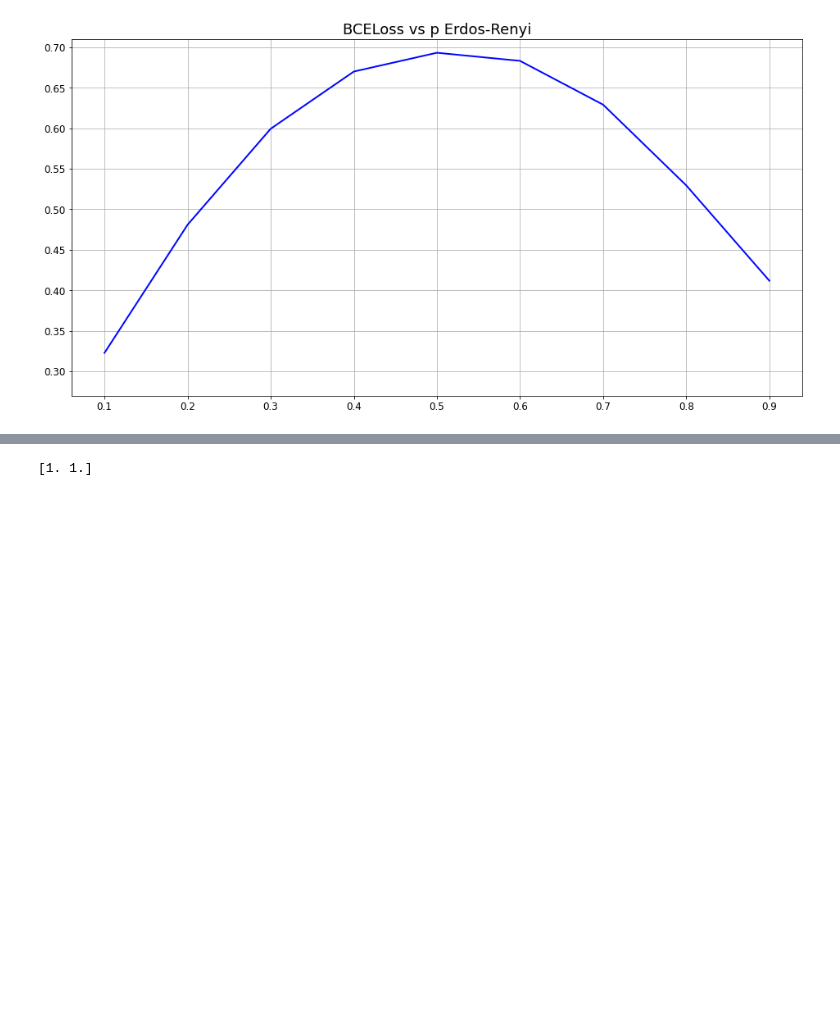
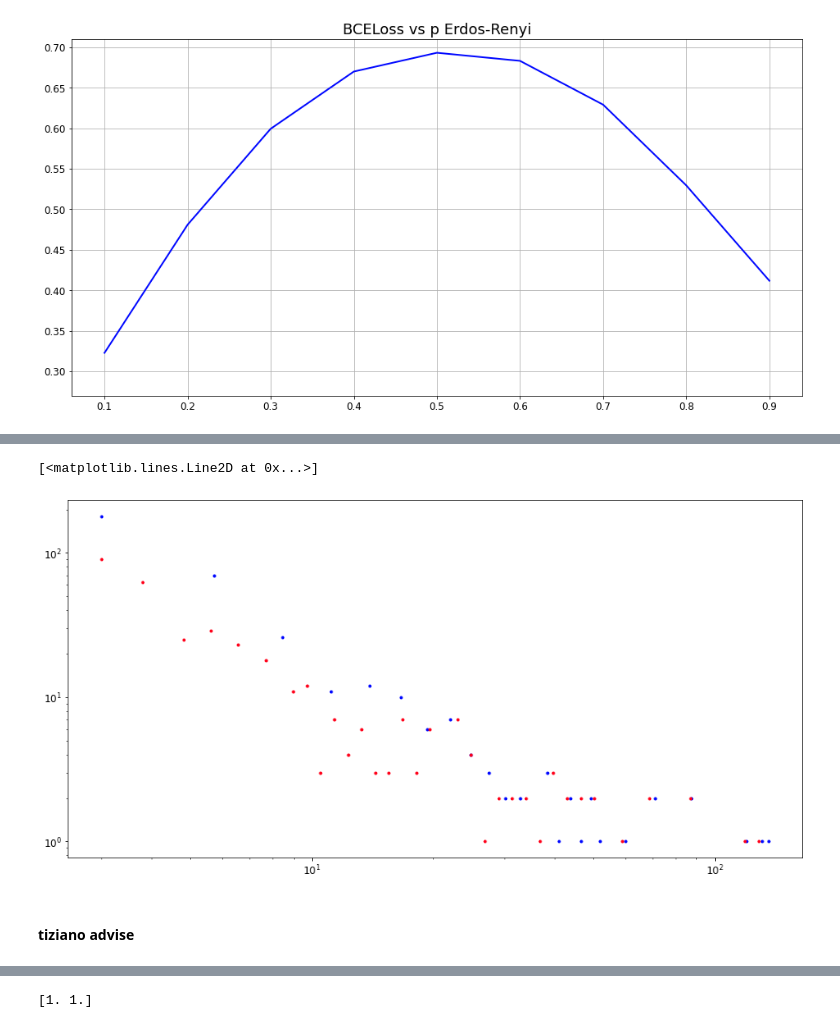
Before and after one commit to dandarm/Embednet, a Jupyter notebook: Pod_Autoencoder.ipynb, the cells around one changed output, grey strips where cells are left out. Cells and saved outputs as stored; diff of their text form; code cells hidden in the pictures; blank space fills up the shorter version.

```diff
--- a/Pod_Autoencoder.ipynb
+++ b/Pod_Autoencoder.ipynb
@@ -825,0 +862,12 @@ plt.savefig("BCELoss_vs_p_Erdos-Renyi")
+# %%
+n, b = np.histogram(degree_sorted, bins)
+n_, b_ = np.histogram(degree_sorted, 50)
+# %%
+#plt.loglog(degree_sorted, '.')
+plt.loglog(b_[:-1], n_, '.')
+plt.loglog(b[:-1], n, '.')
+# %% [output]
+[<matplotlib.lines.Line2D at 0x...>]
+[figure, added]
+# %% [markdown]
+#### tiziano advise
```
Also changed, not shown: parts of 6 cells of this notebook, 12 other files.
